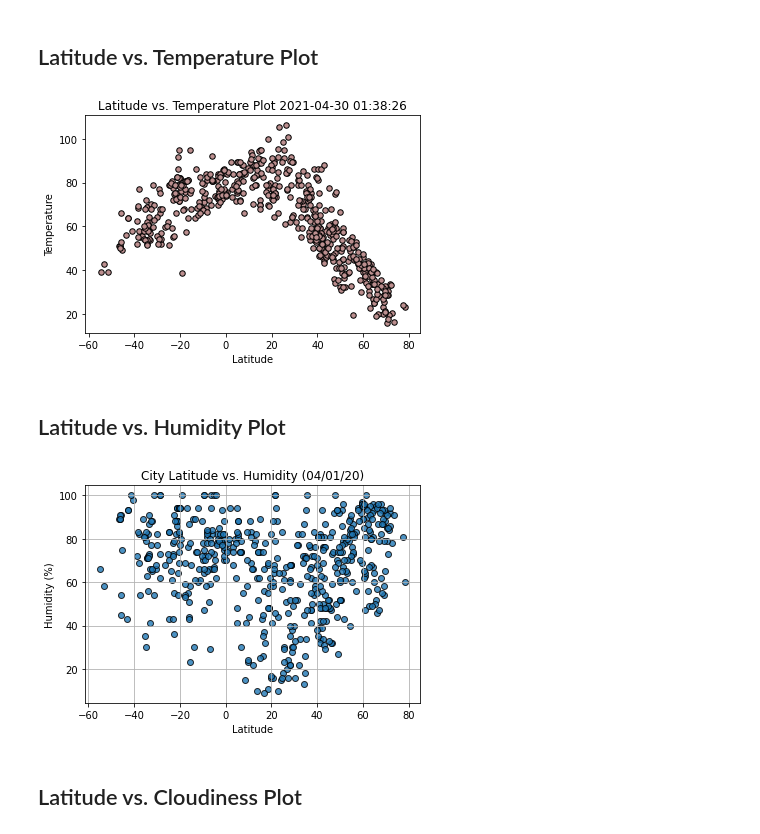
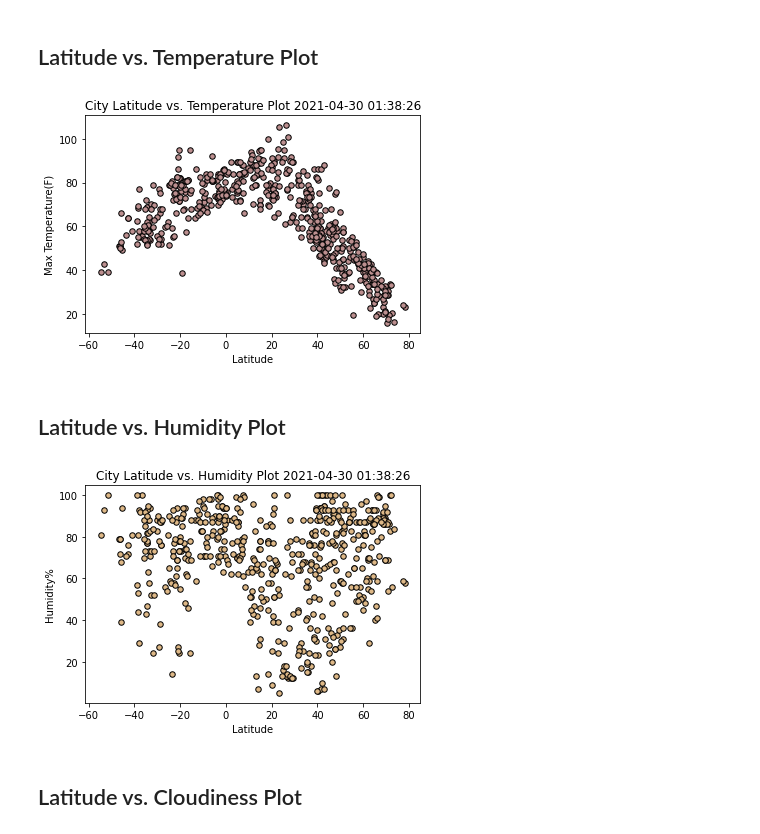
Before and after one commit to Sunny419-hub/python-api-challenge, a Jupyter notebook: WeatherPy/WeatherPy.ipynb, the cells around one changed output. Saved outputs shown, nothing was run; the diff lists cells and outputs as text; code cells hidden in the pictures.

Commit message:
print images

```diff
--- a/WeatherPy/WeatherPy.ipynb
+++ b/WeatherPy/WeatherPy.ipynb
@@ -198,34 +198,37 @@ There are no cities that have humidity > 100%
 # %%
 # create a data frame from cities, lat, and temp
 datep = weather_dataf['Date'][0]
-
 weather_lattemp = pd.DataFrame(weather_dataf[['City','Lat','Max Temp']])
 weather_lattemp
 # Create a Scatter Plot for Latitude vs. Temperature
 x_values = weather_lattemp['Lat']
 y_values = weather_lattemp['Max Temp']
-plt.title(f"Latitude vs. Temperature Plot {datep}")
+plt.title(f'City Latitude vs. Temperature Plot {datep}')
 plt.scatter(x_values,y_values,c="rosybrown", s=30,marker="o",edgecolors='black');
 plt.xlabel('Latitude')
-plt.ylabel('Temperature')
+plt.ylabel('Max Temperature(F)')
+# Save the figure
+plt.savefig('Latitudevs.Temperature.png')
 plt.show()
 # %% [output]
-[figure, old version]
+[figure, new version]
 # %% [markdown]
 ## Latitude vs. Humidity Plot
 # %%
-# create a data frame from cities, lat, and temp
+# create a data frame from cities, lat, and hum
 weather_lathum = pd.DataFrame(weather_dataf[['City','Lat','Humidity']])
 weather_lathum
 # Create a Scatter Plot for Latitude vs. Temperature
-x_values = weather_lattemp['Lat']
-y_values = weather_lattemp['Humidity']
-plt.title(f"City Latitude vs. Humidity {weatherDate}")
-plt.scatter(x_values,y_values,c="rosybrown", s=30,marker="o",edgecolors='black');
+x_values = weather_lathum['Lat']
+y_values = weather_lathum['Humidity']
+plt.title(f'City Latitude vs. Humidity Plot {datep}')
+plt.scatter(x_values,y_values,c="burlywood", s=30,marker="o",edgecolors='black');
 plt.xlabel('Latitude')
-plt.ylabel('Humidity')
+plt.ylabel('Humidity%')
+# Save the figure
+plt.savefig('Latitudevs.Humidity.png')
 plt.show()
 # %% [output]
-[figure, old version]
+[figure, new version]
 # %% [markdown]
 ## Latitude vs. Cloudiness Plot
```
Also changed, not shown: parts of 21 cells of this notebook, 14 other files.
